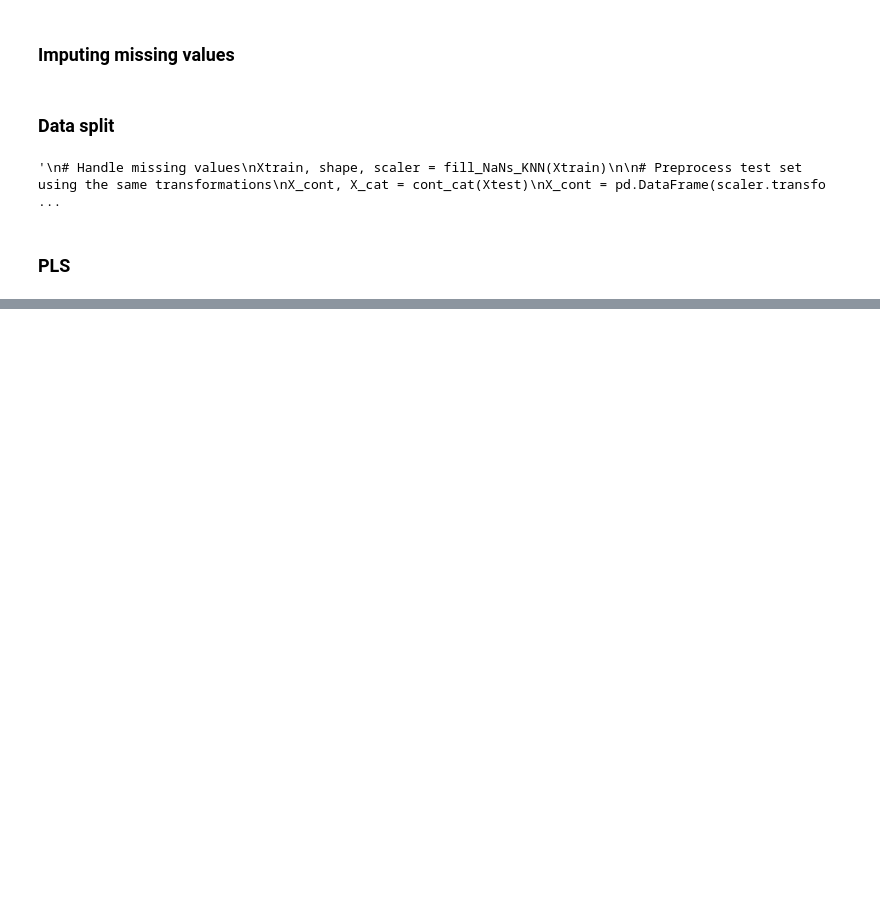
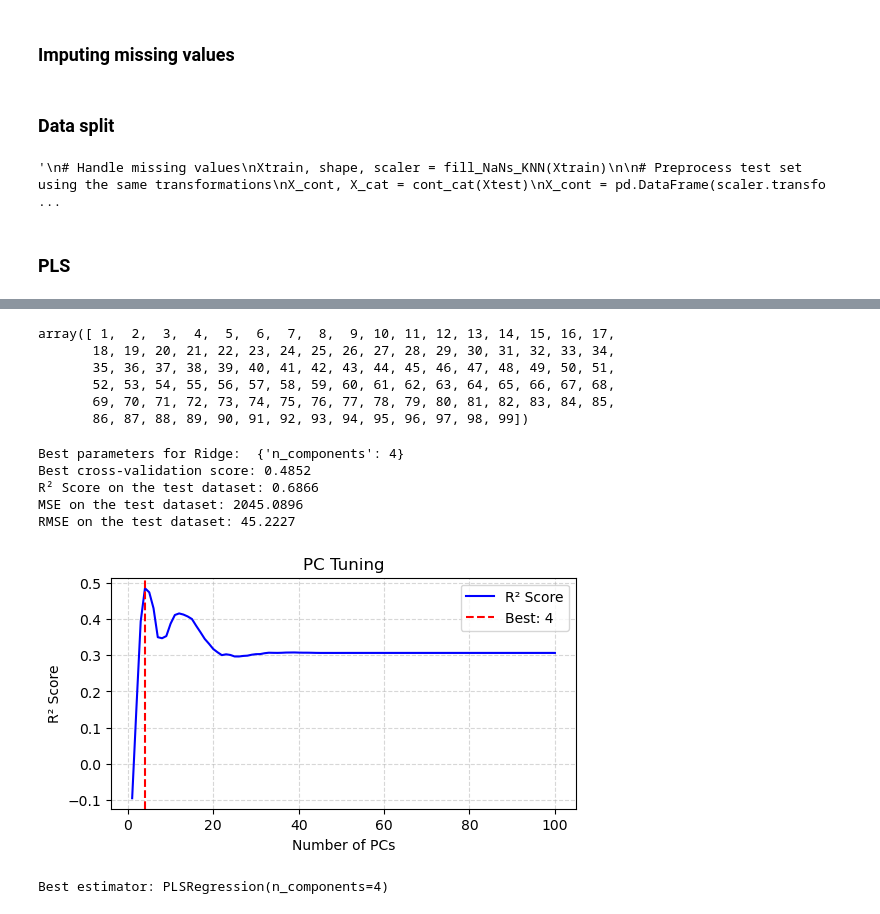
Before and after one commit to saulianskaitee/case1_CDA, a Jupyter notebook: 4_Partial_Least_Squares.ipynb, the cells around one changed output, grey strips where cells are left out. Drawn from its saved outputs; the diff is of its cells as text; code cells hidden in the pictures; blank space fills up the shorter version.

```diff
--- a/4_Partial_Least_Squares.ipynb
+++ b/4_Partial_Least_Squares.ipynb
@@ -150,0 +154,74 @@ R-squared: 0.733825098520658
+# %%
+np.arange(1,100,1)
+# %% [output]
+array([ 1,  2,  3,  4,  5,  6,  7,  8,  9, 10, 11, 12, 13, 14, 15, 16, 17,
+       18, 19, 20, 21, 22, 23, 24, 25, 26, 27, 28, 29, 30, 31, 32, 33, 34,
+       35, 36, 37, 38, 39, 40, 41, 42, 43, 44, 45, 46, 47, 48, 49, 50, 51,
+       52, 53, 54, 55, 56, 57, 58, 59, 60, 61, 62, 63, 64, 65, 66, 67, 68,
+       69, 70, 71, 72, 73, 74, 75, 76, 77, 78, 79, 80, 81, 82, 83, 84, 85,
+       86, 87, 88, 89, 90, 91, 92, 93, 94, 95, 96, 97, 98, 99])
+# %%
+# Split the data
+Xtrain, Xtest, ytrain, ytest = train_test_split(X, Y, test_size=0.2, random_state=42)
+
+# Initialize and fit the PLS model
+pls = PLSRegression(n_components=4)  # Choose the number of components
+#pls.fit(Xtrain, ytrain)
+
+# Define the hyperparameter grid for alpha
+param_pls_pc = {
+    'n_components': np.arange(1,101,1)
+    }
+
+# Define KFold cross-validation
+cv = KFold(n_splits=10, shuffle=True, random_state=42)
+#cv = LeaveOneOut()
+
+# Use GridSearchCV with the KFold object
+PLS_ = GridSearchCV(pls, param_pls_pc, cv=cv, n_jobs=-1, return_train_score=True, scoring='r2')
+
+# Fit the GridSearchCV
+PLS_.fit(Xtrain, ytrain)
+
+# Print best parameters and best cross-validation score
+print("Best parameters for Ridge: ", PLS_.best_params_)
+print("Best cross-validation score: {:.4f}".format(PLS_.best_score_))
+
+# Evaluate the best model on the test data
+best_model_ridge = PLS_.best_estimator_
+y_pred_pls = best_model_ridge.predict(Xtest)
+
+# Calculate R² score on test set
+test_R2 = r2_score(ytest, y_pred_pls)
+test_MSE = mean_squared_error(ytest, y_pred_pls)
+test_RMSE = root_mean_squared_error(ytest, y_pred_pls)
+
+print("R² Score on the test dataset: {:.4f}".format(test_R2))
+print("MSE on the test dataset: {:.4f}".format(test_MSE))
+print("RMSE on the test dataset: {:.4f}".format(test_RMSE))
+
+# Get the mean test scores from the cross-validation results
+n_components = np.arange(1,101,1)
+mean_test_scores = PLS_.cv_results_['mean_test_score']
+
+# Plot the results of hyperparameter tuning
+plt.figure(figsize=(6, 3))
+plt.plot(n_components, mean_test_scores, linestyle='-', color='b', label='R² Score')
+plt.axvline(PLS_.best_params_['n_components'], color='r', linestyle='--', label=f"Best: {PLS_.best_params_['n_components']}")
+plt.xlabel('Number of PCs')
+plt.ylabel('R² Score')
+plt.title('PC Tuning')
+plt.legend()
+plt.grid(True, linestyle='--', alpha=0.5)
+plt.show()
+
+# Print best estimator
+print(f'Best estimator: {PLS_.best_estimator_}')
+# %% [output]
+Best parameters for Ridge:  {'n_components': 4}
+Best cross-validation score: 0.4852
+R² Score on the test dataset: 0.6866
+MSE on the test dataset: 2045.0896
+RMSE on the test dataset: 45.2227
+[figure, added]
+Best estimator: PLSRegression(n_components=4)
```
Also changed, not shown: parts of 3 cells of this notebook.
